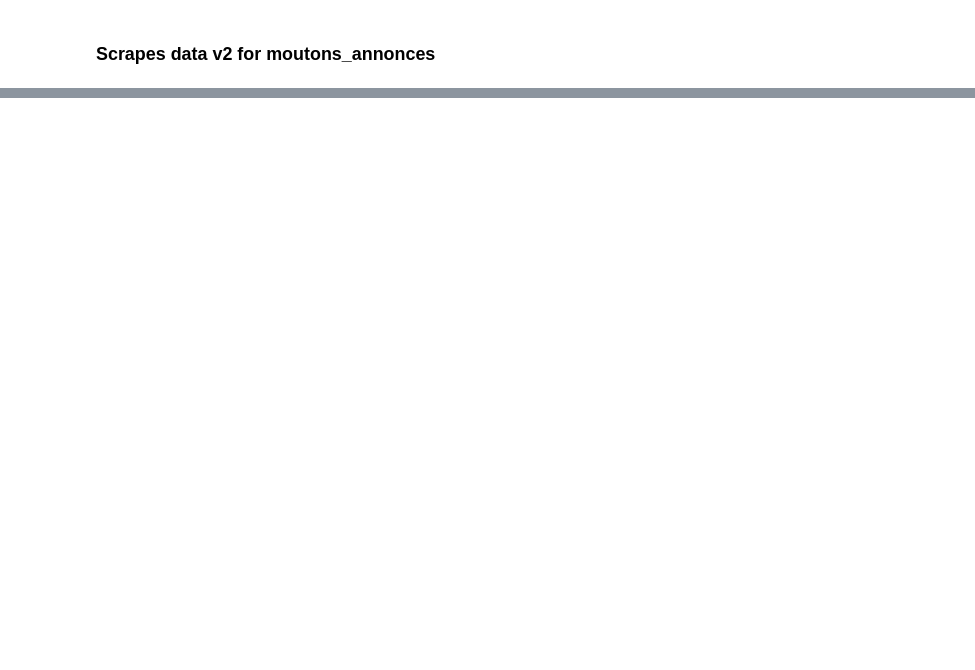
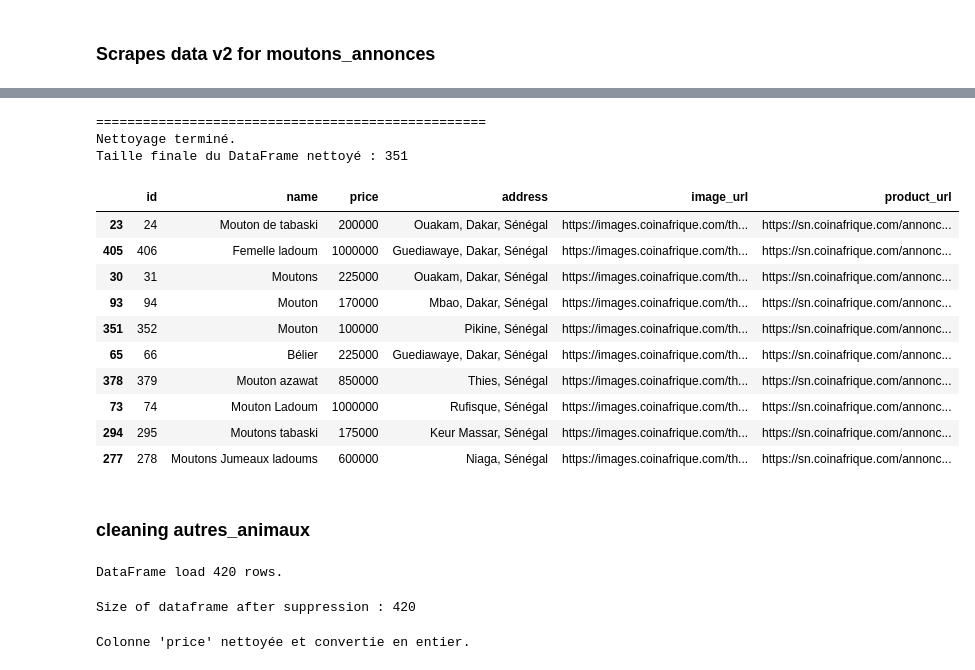
Before and after one commit to lekoundanmgedeon/dc-final-project, a Jupyter notebook: scraping/scrapping.ipynb, the cells around one changed output, grey strips where cells are left out. Drawn from its saved outputs; the diff is of its cells as text; code cells hidden in the pictures; blank space fills up the shorter version.

```diff
--- a/scraping/scrapping.ipynb
+++ b/scraping/scrapping.ipynb
@@ -465,0 +906,11 @@ if __name__ == "__main__":
+# %%
+db_name = "moutons_annonces.db"
+conn = sqlite3.connect(db_name)
+
+# 2. Load data in DataFrame
+df = pd.read_sql_query("SELECT * FROM announces_moutons", conn)
+
+# 3. close connexion
+conn.close()
+
+print(f"DataFrame load {len(df_panounces )} rows.")
@@ -465,0 +919,4 @@ if __name__ == "__main__":
+# %%
+df.drop_duplicates(inplace=True)
+
+print(f"Size of dataframe after suppression : {len(df)}")
@@ -465,0 +925,10 @@ if __name__ == "__main__":
+# %%
+df['price'] = pd.to_numeric(df['price'], errors='coerce')
+
+df.dropna(subset=['price'], inplace=True)
+
+df = df[df['price'] > 0]
+
+df['price'] = df['price'].astype(int)
+
+print("Colonne 'price' nettoyée et convertie en entier.")
@@ -465,0 +947,20 @@ if __name__ == "__main__":
+# %%
+print("\n" + "="*50)
+print("Nettoyage terminé.")
+print(f"Taille finale du DataFrame nettoyé : {len(df)}")
+df.sample(10)
+# %% [output]
+==================================================
+Nettoyage terminé.
+Taille finale du DataFrame nettoyé : 351
+|  | id | name | price | address | image_url | product_url |
+| 23 | 24 | Mouton de tabaski | 200000 | Ouakam, Dakar, Sénégal | https://images.coinafrique.com/th... | https://sn.coinafrique.com/annonc... |
+| 405 | 406 | Femelle ladoum | 1000000 | Guediawaye, Dakar, Sénégal | https://images.coinafrique.com/th... | https://sn.coinafrique.com/annonc... |
+| 30 | 31 | Moutons | 225000 | Ouakam, Dakar, Sénégal | https://images.coinafrique.com/th... | https://sn.coinafrique.com/annonc... |
+| 93 | 94 | Mouton | 170000 | Mbao, Dakar, Sénégal | https://images.coinafrique.com/th... | https://sn.coinafrique.com/annonc... |
+| 351 | 352 | Mouton | 100000 | Pikine, Sénégal | https://images.coinafrique.com/th... | https://sn.coinafrique.com/annonc... |
+| 65 | 66 | Bélier | 225000 | Guediawaye, Dakar, Sénégal | https://images.coinafrique.com/th... | https://sn.coinafrique.com/annonc... |
+| 378 | 379 | Mouton azawat | 850000 | Thies, Sénégal | https://images.coinafrique.com/th... | https://sn.coinafrique.com/annonc... |
+| 73 | 74 | Mouton Ladoum | 1000000 | Rufisque, Sénégal | https://images.coinafrique.com/th... | https://sn.coinafrique.com/annonc... |
+| 294 | 295 | Moutons tabaski | 175000 | Keur Massar, Sénégal | https://images.coinafrique.com/th... | https://sn.coinafrique.com/annonc... |
+| 277 | 278 | Moutons Jumeaux ladoums | 600000 | Niaga, Sénégal | https://images.coinafrique.com/th... | https://sn.coinafrique.com/annonc... |
@@ -465,0 +974,33 @@ if __name__ == "__main__":
+# %% [markdown]
+### cleaning autres_animaux
+# %%
+db_name = "autres_animaux_annonces.db"
+conn = sqlite3.connect(db_name)
+
+# 2. Load data in DataFrame
+df = pd.read_sql_query("SELECT * FROM other_announces", conn)
+
+# 3. close connexion
+conn.close()
+
+print(f"DataFrame load {len(df_panounces )} rows.")
+# %% [output]
+DataFrame load 420 rows.
+# %%
+df.drop_duplicates(inplace=True)
+
+print(f"Size of dataframe after suppression : {len(df)}")
+# %% [output]
+Size of dataframe after suppression : 420
+# %%
+df['price'] = pd.to_numeric(df['price'], errors='coerce')
+
+df.dropna(subset=['price'], inplace=True)
+
+df = df[df['price'] > 0]
+
+df['price'] = df['price'].astype(float)
+
+print("Colonne 'price' nettoyée et convertie en float.")
+# %% [output]
+Colonne 'price' nettoyée et convertie en entier.
```
Also changed, not shown: parts of 48 cells of this notebook, 8 other files.
